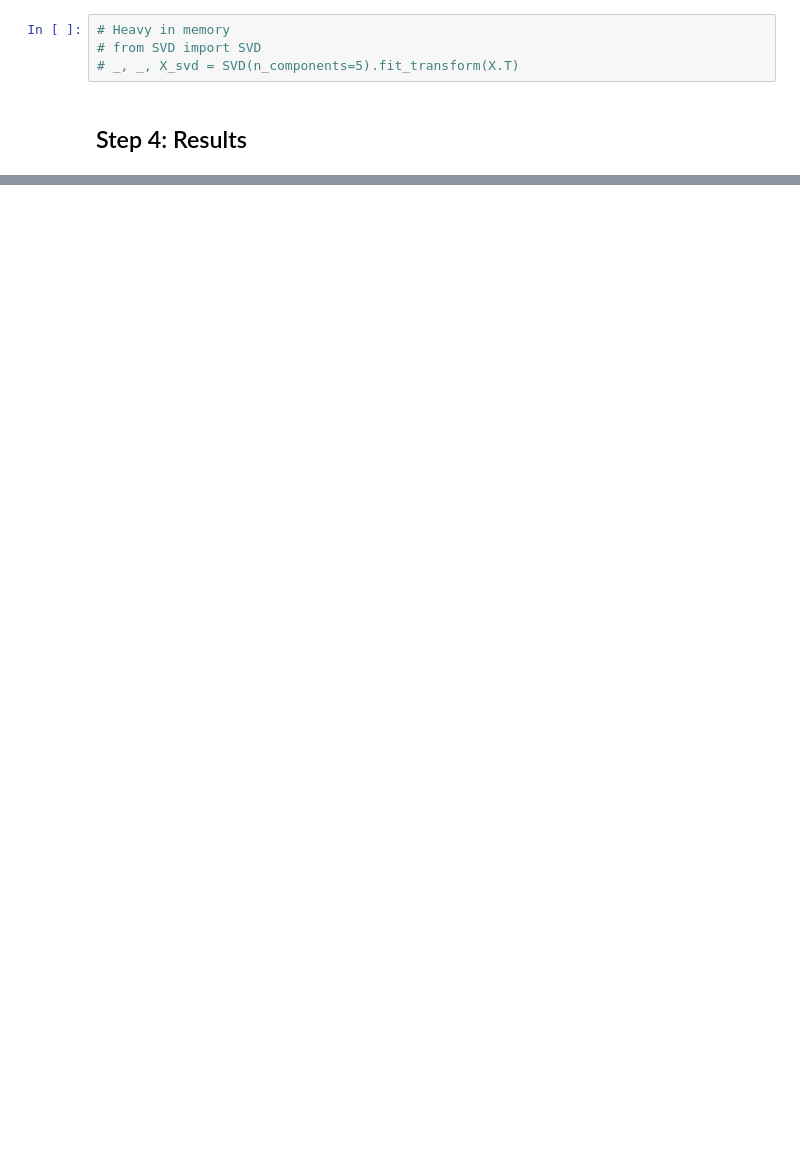
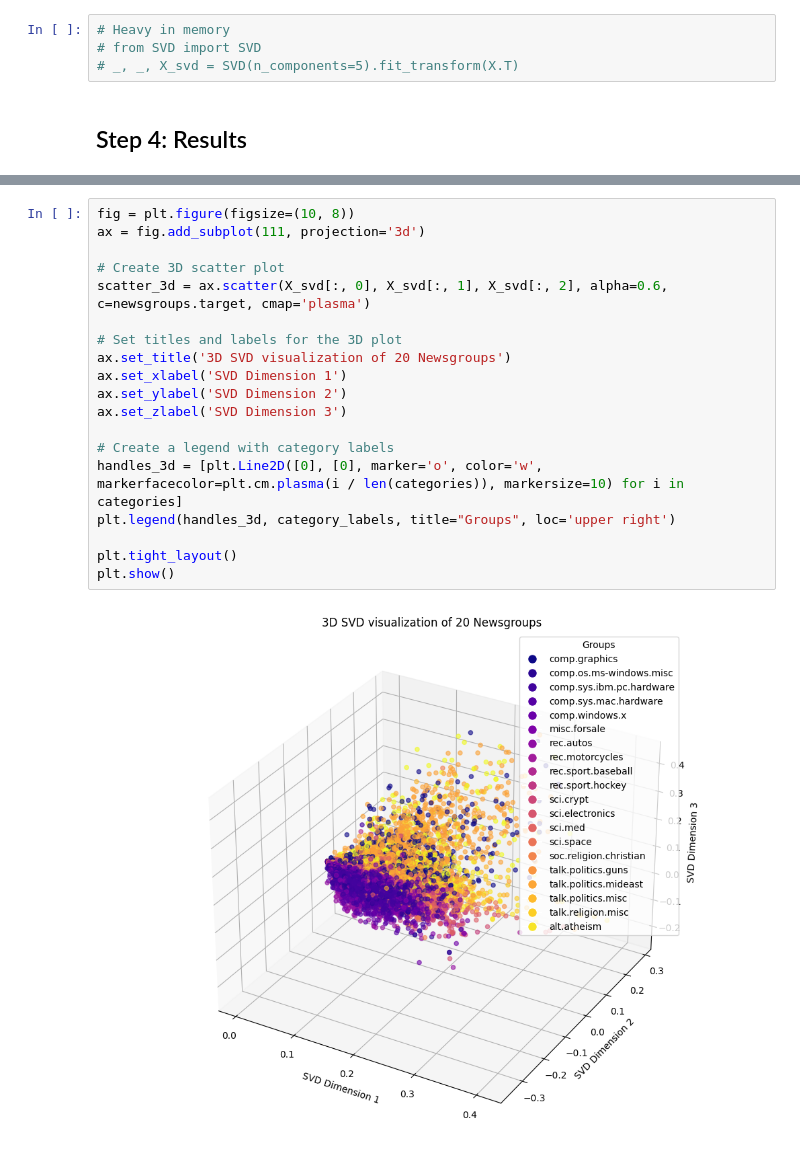
Before and after one commit to nMaax/CompLinAlg, a Jupyter notebook: HW3/NLP.ipynb, the cells around one changed output, grey strips where cells are left out. Cells and saved outputs as stored; diff of their text form; blank space fills up the shorter version.

```diff
--- a/HW3/NLP.ipynb
+++ b/HW3/NLP.ipynb
@@ -49,2 +62,23 @@ plt.show()
+# %%
+fig = plt.figure(figsize=(10, 8))
+ax = fig.add_subplot(111, projection='3d')
+
+# Create 3D scatter plot
+scatter_3d = ax.scatter(X_svd[:, 0], X_svd[:, 1], X_svd[:, 2], alpha=0.6, c=newsgroups.target, cmap='plasma')
+
+# Set titles and labels for the 3D plot
+ax.set_title('3D SVD visualization of 20 Newsgroups')
+ax.set_xlabel('SVD Dimension 1')
+ax.set_ylabel('SVD Dimension 2')
+ax.set_zlabel('SVD Dimension 3')
+
+# Create a legend with category labels
+handles_3d = [plt.Line2D([0], [0], marker='o', color='w', markerfacecolor=plt.cm.plasma(i / len(categories)), markersize=10) for i in categories]
+plt.legend(handles_3d, category_labels, title="Groups", loc='upper right')
+
+plt.tight_layout()
+plt.show()
+# %% [output]
+[figure, added]
 # %%
 terms = vectorizer.get_feature_names_out()
```
Also changed, not shown: parts of 7 cells of this notebook.
